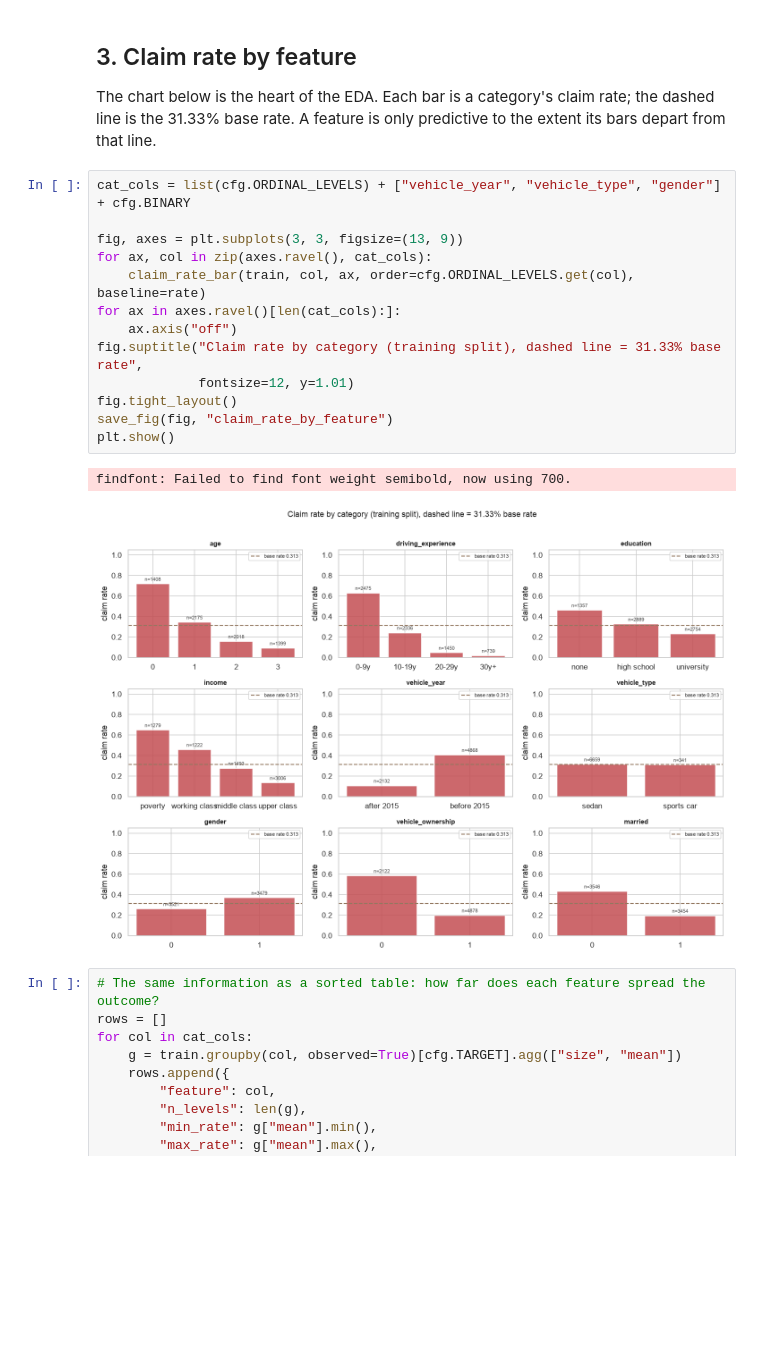
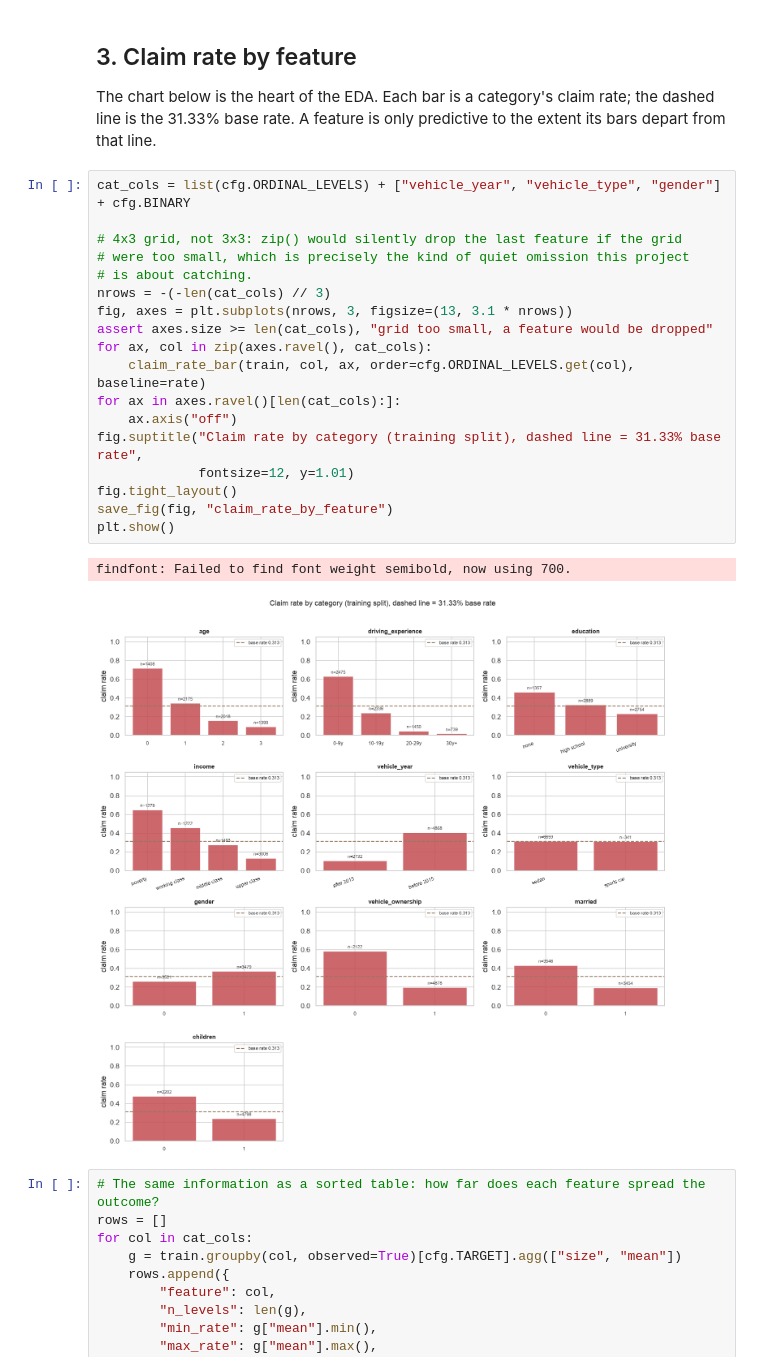
Before and after one commit to matthewpeters-extended/Modeling-Car-Insurance-Claim-Outcomes, a Jupyter notebook: notebooks/01_eda.ipynb, the cells around one changed output. Saved outputs shown, nothing was run; the diff lists cells and outputs as text; blank space fills up the shorter version.

```diff
--- a/notebooks/01_eda.ipynb
+++ b/notebooks/01_eda.ipynb
@@ -98,19 +98,24 @@ from that line.
 # %%
 cat_cols = list(cfg.ORDINAL_LEVELS) + ["vehicle_year", "vehicle_type", "gender"] + cfg.BINARY
 
-fig, axes = plt.subplots(3, 3, figsize=(13, 9))
+# 4x3 grid, not 3x3: zip() would silently drop the last feature if the grid
+# were too small, which is precisely the kind of quiet omission this project
+# is about catching.
+nrows = -(-len(cat_cols) // 3)
+fig, axes = plt.subplots(nrows, 3, figsize=(13, 3.1 * nrows))
+assert axes.size >= len(cat_cols), "grid too small, a feature would be dropped"
 for ax, col in zip(axes.ravel(), cat_cols):
     claim_rate_bar(train, col, ax, order=cfg.ORDINAL_LEVELS.get(col), baseline=rate)
 for ax in axes.ravel()[len(cat_cols):]:
     ax.axis("off")
 fig.suptitle("Claim rate by category (training split), dashed line = 31.33% base rate",
              fontsize=12, y=1.01)
 fig.tight_layout()
 save_fig(fig, "claim_rate_by_feature")
 plt.show()
 # %% [output]
 findfont: Failed to find font weight semibold, now using 700.
-[figure, old version]
+[figure, new version]
 # %%
 # The same information as a sorted table: how far does each feature spread the outcome?
 rows = []
```
Also changed, not shown: 3 other files.
